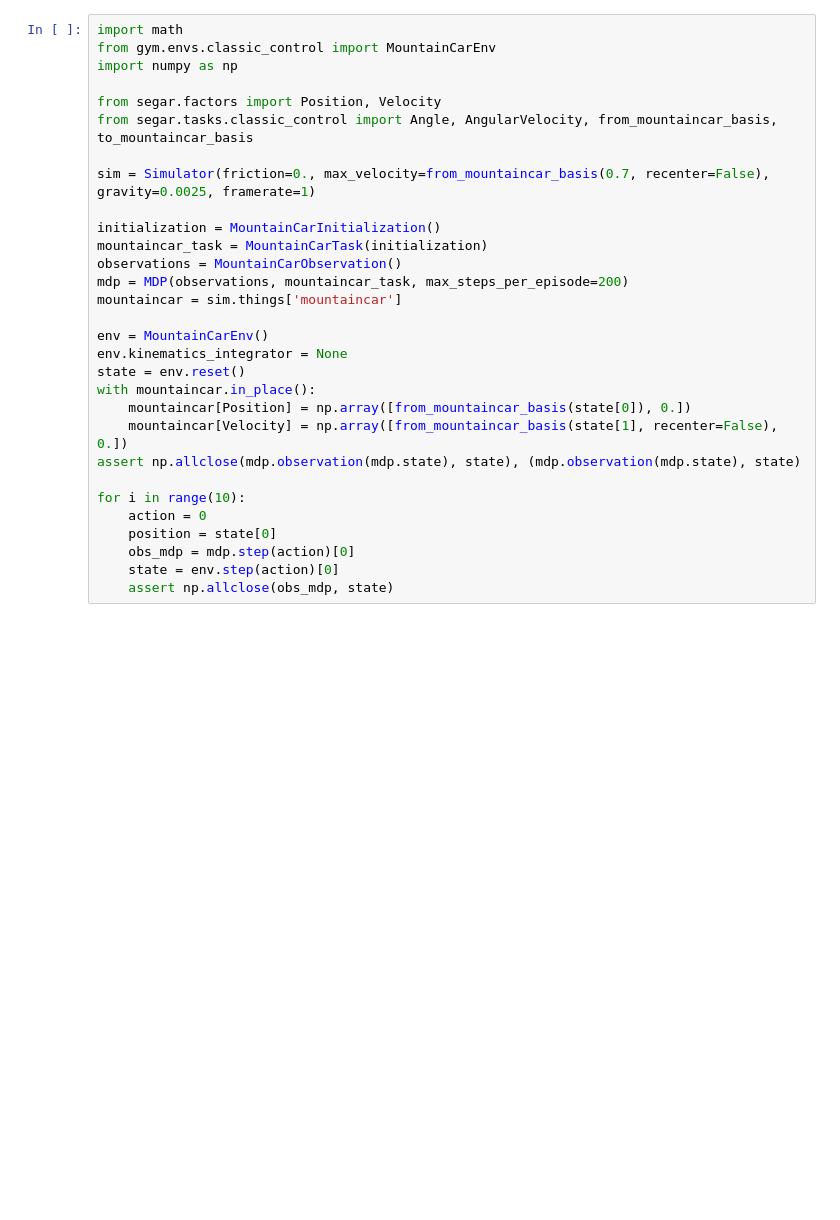
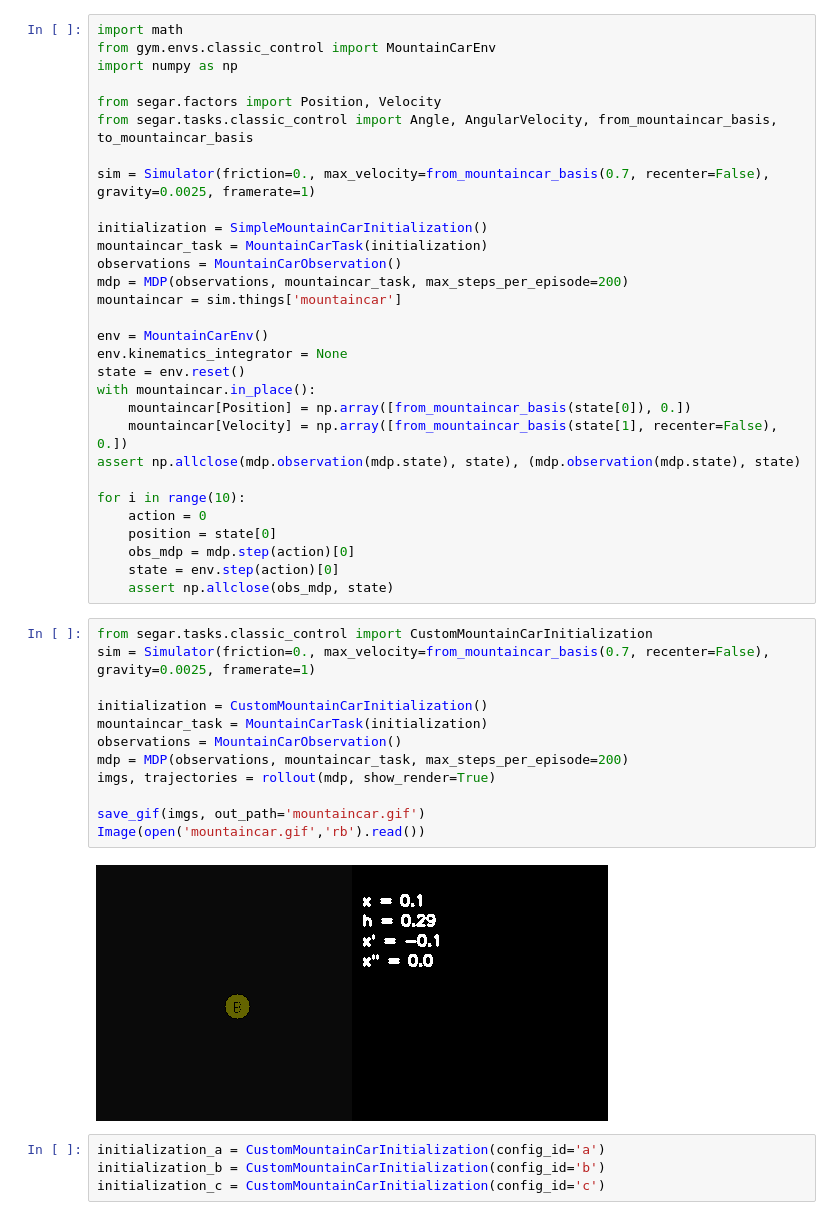
Before and after one commit to microsoft/segar, a Jupyter notebook: notebooks/mountaincar_example.ipynb, the cells around one changed output. Cells and saved outputs as stored; diff of their text form; blank space fills up the shorter version.

```diff
--- a/notebooks/mountaincar_example.ipynb
+++ b/notebooks/mountaincar_example.ipynb
@@ -31,7 +31,7 @@ from segar.tasks.classic_control import Angle, AngularVelocity, from_mountaincar
 
 sim = Simulator(friction=0., max_velocity=from_mountaincar_basis(0.7, recenter=False), gravity=0.0025, framerate=1)
 
-initialization = MountainCarInitialization()
+initialization = SimpleMountainCarInitialization()
 mountaincar_task = MountainCarTask(initialization)
 observations = MountainCarObservation()
 mdp = MDP(observations, mountaincar_task, max_steps_per_episode=200)
@@ -51,3 +51,21 @@ for i in range(10):
     obs_mdp = mdp.step(action)[0]
     state = env.step(action)[0]
     assert np.allclose(obs_mdp, state)
+# %%
+from segar.tasks.classic_control import CustomMountainCarInitialization
+sim = Simulator(friction=0., max_velocity=from_mountaincar_basis(0.7, recenter=False), gravity=0.0025, framerate=1)
+
+initialization = CustomMountainCarInitialization()
+mountaincar_task = MountainCarTask(initialization)
+observations = MountainCarObservation()
+mdp = MDP(observations, mountaincar_task, max_steps_per_episode=200)
+imgs, trajectories = rollout(mdp, show_render=True)
+
+save_gif(imgs, out_path='mountaincar.gif')
+Image(open('mountaincar.gif','rb').read())
+# %% [output]
+[figure, added]
+# %%
+initialization_a = CustomMountainCarInitialization(config_id='a')
+initialization_b = CustomMountainCarInitialization(config_id='b')
+initialization_c = CustomMountainCarInitialization(config_id='c')
```
Also changed, not shown: parts of 2 cells of this notebook, 6 other files.
